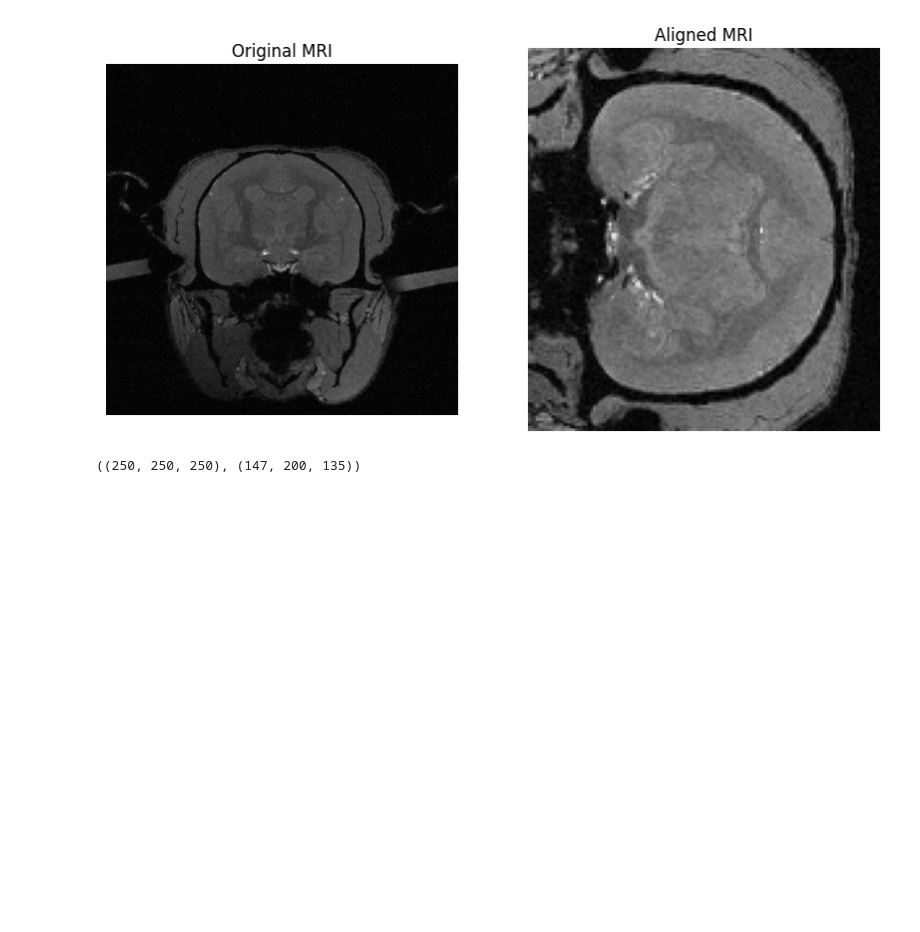
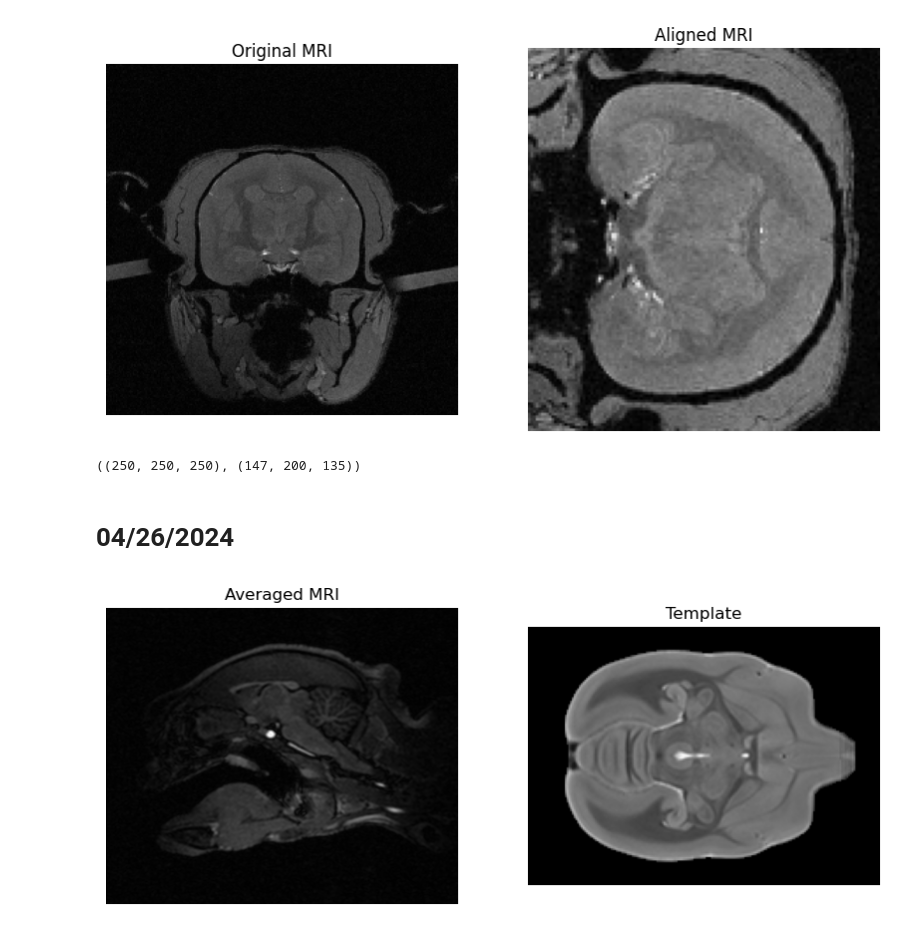
Before and after one commit to yibeichan/fUSi-workflow, a Jupyter notebook: code/test.ipynb, the cells around one changed output. Saved outputs shown, nothing was run; the diff lists cells and outputs as text; code cells hidden in the pictures; blank space fills up the shorter version.

```diff
--- a/code/test.ipynb
+++ b/code/test.ipynb
@@ -879,3 +884,25 @@ plt.show()
 original_mri.shape, aligned_mri.shape
 # %% [output]
 ((250, 250, 250), (147, 200, 135))
+# %% [markdown]
+# 04/26/2024
+# %%
+averaged_file1 = "/om/user/yibei/fUSi-workflow/data/Florian_raw_data/14 MEAN_S12_S13_1.nii"
+template_file = "/om/user/yibei/fUSi-workflow/data/template_T2w_brain.nii.gz"
+
+averaged1 = ants.image_read(averaged_file1)
+template = ants.image_read(template_file)
+
+# Display the middle slice of the original MRI and the aligned MRI
+plt.figure(figsize=(10, 5))
+plt.subplot(1, 2, 1)
+plt.imshow(averaged1.numpy()[:, :, averaged1.shape[2]//2], cmap='gray')
+plt.title('Averaged MRI')
+plt.axis('off')
+plt.subplot(1, 2, 2)
+plt.imshow(template.numpy()[:, :, template.shape[2]//2], cmap='gray')
+plt.title('Template')
+plt.axis('off')
+plt.show()
+# %% [output]
+[figure, added]
```
Also changed, not shown: parts of 15 cells of this notebook, 3 other files.
